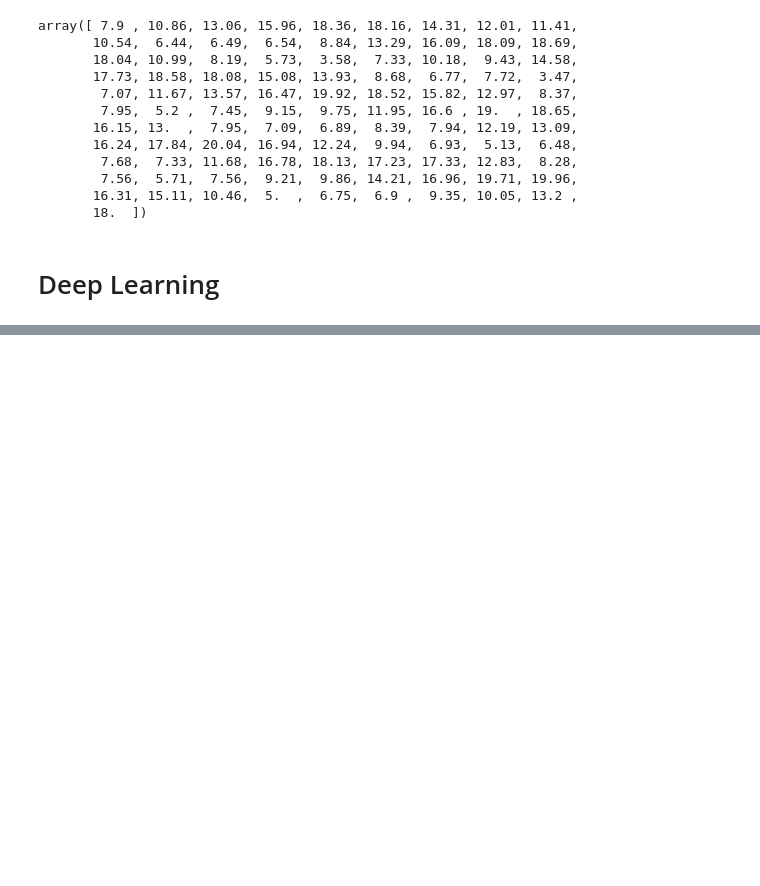
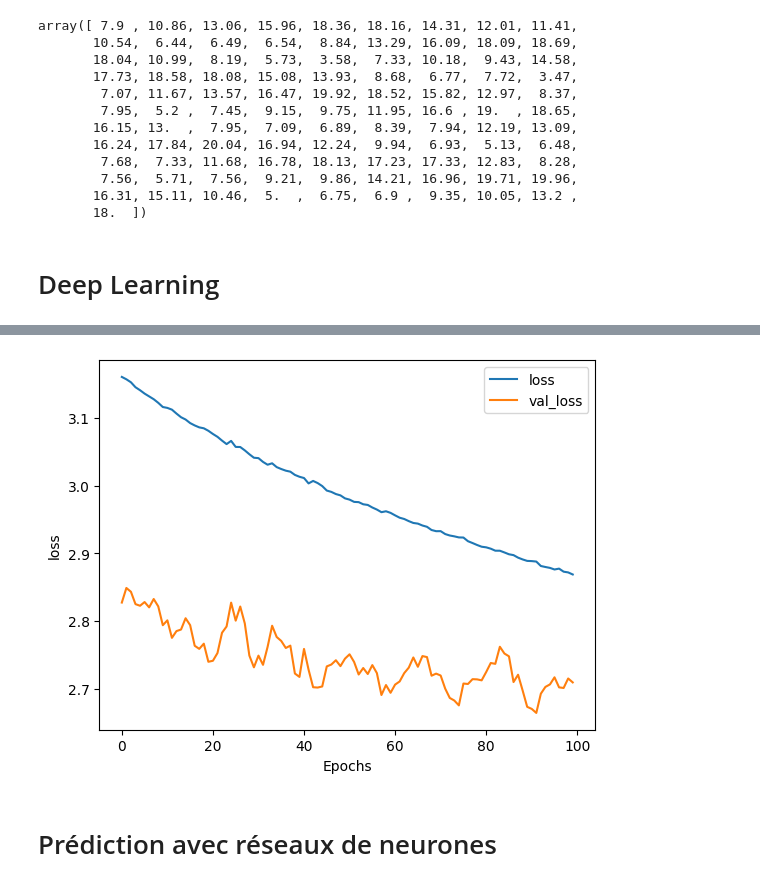
Before and after one commit to The237/DeepLearningCourses, a Jupyter notebook: 08_TimeSeries.ipynb, the cells around one changed output, grey strips where cells are left out. Saved outputs shown, nothing was run; the diff lists cells and outputs as text; code cells hidden in the pictures; blank space fills up the shorter version.

```diff
--- a/08_TimeSeries.ipynb
+++ b/08_TimeSeries.ipynb
@@ -158,0 +280,6 @@ window_size = 3
+# %%
+model = tf.keras.models.Sequential([
+    tf.keras.layers.Dense(10, input_shape = [24], activation = "relu"),
+    tf.keras.layers.Dense(10, activation = "relu"),
+     tf.keras.layers.Dense(1)
+])
@@ -158,0 +304,4 @@ window_size = 3
+# %%
+model.compile(loss="mse",optimizer=tf.keras.optimizers.SGD(learning_rate = 1e-6, momentum = .9))
+# %%
+h = model.fit(dataset, epochs=100, validation_data=test_dataset)
@@ -158,0 +326,17 @@ window_size = 3
+# %%
+
+import matplotlib.pyplot as plt
+
+def plot_graphs(history, string):
+  plt.plot(history.history[string])
+  plt.plot(history.history["val_"+string])
+  plt.xlabel("Epochs")
+  plt.ylabel(string)
+  plt.legend([string, "val_"+string])
+  plt.show()
+# %%
+plot_graphs(h, "loss")
+# %% [output]
+[figure, added]
+# %% [markdown]
+# Prédiction avec réseaux de neurones
```
Also changed, not shown: parts of 26 cells of this notebook.
